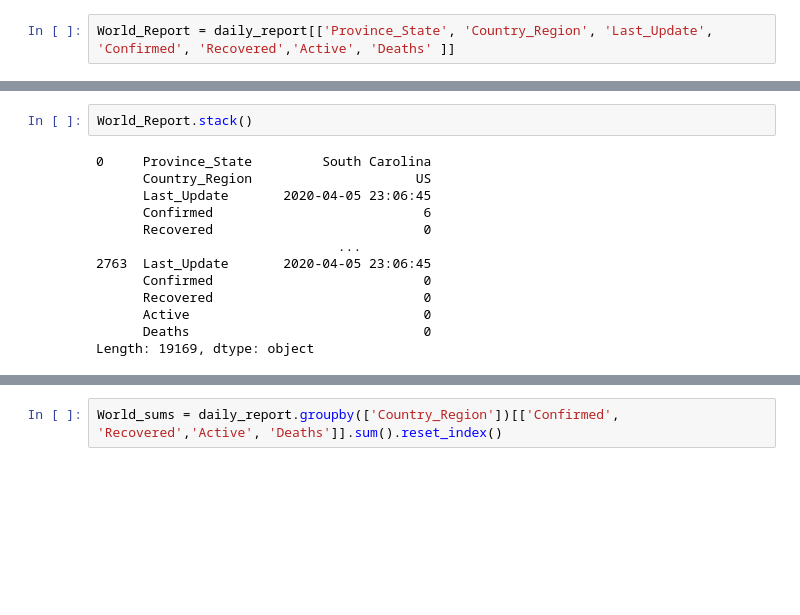
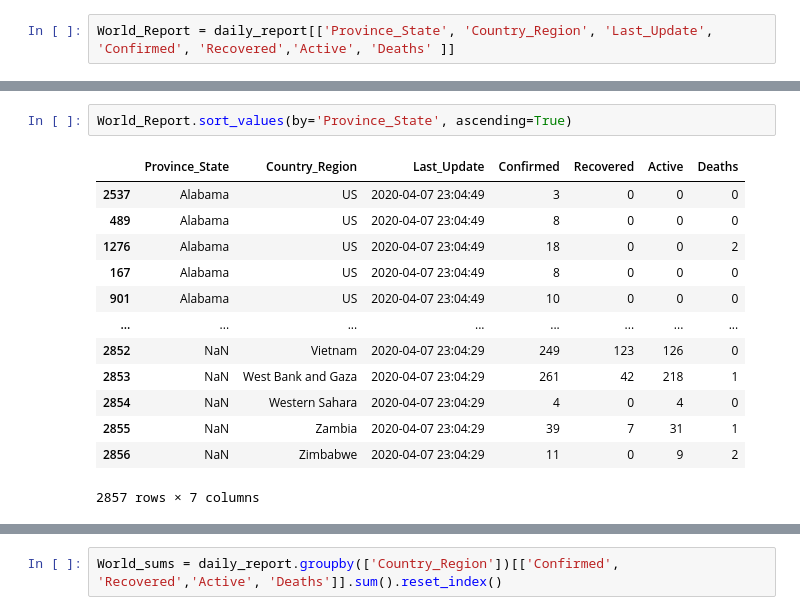
Before and after one commit to Wildertrek/COVID-19, a Jupyter notebook: Wrangling_JHU_COVID-19_Data.ipynb, the cells around one changed output, grey strips where cells are left out. Saved outputs shown, nothing was run; the diff lists cells and outputs as text; blank space fills up the shorter version.

```diff
--- a/Wrangling_JHU_COVID-19_Data.ipynb
+++ b/Wrangling_JHU_COVID-19_Data.ipynb
@@ -124,15 +129,16 @@ World_Report
-# %%
-World_Report.stack()
-# %% [output]
-0     Province_State         South Carolina
-      Country_Region                     US
-      Last_Update       2020-04-05 23:06:45
-      Confirmed                           6
-      Recovered                           0
-                               ...
-2763  Last_Update       2020-04-05 23:06:45
-      Confirmed                           0
-      Recovered                           0
-      Active                              0
-      Deaths                              0
-Length: 19169, dtype: object
+# %%
+World_Report.sort_values(by='Province_State', ascending=True)
+# %% [output]
+|  | Province_State | Country_Region | Last_Update | Confirmed | Recovered | Active | Deaths |
+| 2537 | Alabama | US | 2020-04-07 23:04:49 | 3 | 0 | 0 | 0 |
+| 489 | Alabama | US | 2020-04-07 23:04:49 | 8 | 0 | 0 | 0 |
+| 1276 | Alabama | US | 2020-04-07 23:04:49 | 18 | 0 | 0 | 2 |
+| 167 | Alabama | US | 2020-04-07 23:04:49 | 8 | 0 | 0 | 0 |
+| 901 | Alabama | US | 2020-04-07 23:04:49 | 10 | 0 | 0 | 0 |
+| ... | ... | ... | ... | ... | ... | ... | ... |
+| 2852 | NaN | Vietnam | 2020-04-07 23:04:29 | 249 | 123 | 126 | 0 |
+| 2853 | NaN | West Bank and Gaza | 2020-04-07 23:04:29 | 261 | 42 | 218 | 1 |
+| 2854 | NaN | Western Sahara | 2020-04-07 23:04:29 | 4 | 0 | 4 | 0 |
+| 2855 | NaN | Zambia | 2020-04-07 23:04:29 | 39 | 7 | 31 | 1 |
+| 2856 | NaN | Zimbabwe | 2020-04-07 23:04:29 | 11 | 0 | 9 | 2 |
+2857 rows × 7 columns
```
Also changed, not shown: parts of 17 cells of this notebook, 1 other file.
